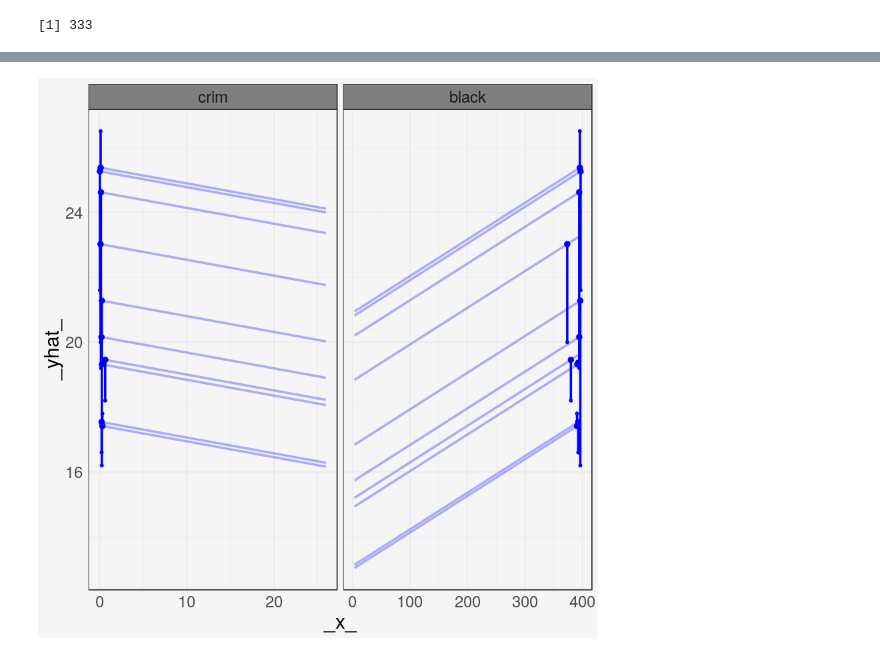
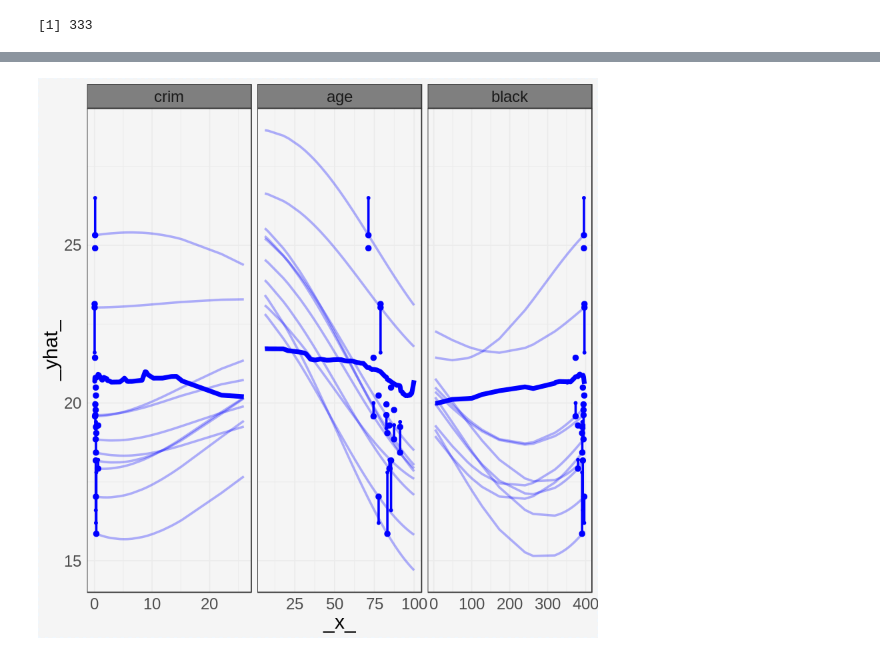
Before and after one commit to pbiecek/ceterisParibus, a Jupyter notebook: jupyter-notebooks/BostonHousing.ipynb, the cells around one changed output, grey strips where cells are left out. Saved outputs shown, nothing was run; the diff lists cells and outputs as text; code cells hidden in the pictures.

```diff
--- a/jupyter-notebooks/BostonHousing.ipynb
+++ b/jupyter-notebooks/BostonHousing.ipynb
@@ -63,7 +78,7 @@ housing_rf_model <- randomForest(medv ~ crim + zn + indus + chas + nox + rm + ag
                                  + rad + tax + ptratio + black + lstat,
                         data = housing_train)
 
-housing_lm <- lm(medv ~ crim + zn + indus + chas + nox + rm + age + dis
+housing_svm <- svm(medv ~ crim + zn + indus + chas + nox + rm + age + dis
                                  + rad + tax + ptratio + black + lstat,
                         data = housing_train)
 # %%
@@ -96,0 +106,4 @@ plot(cp_rf_A, color="blue")
+# %%
+explainer_svm <- explain(housing_svm,
+                        data = housing_test[,3:ncol(housing_test) - 1],
+                        y = housing_test$medv)
@@ -109,7 +128,11 @@ plot(cp_rf_B, color="blue", show_profiles = TRUE, show_observations = TRUE, show
 # %%
-cp_lm_B <- ceteris_paribus(explainer_lm, house_B, y = house_B$medv)
+cp_svm_B <- ceteris_paribus(explainer_svm, house_B, y = house_B$medv)
 
-plot(cp_lm_B, color="blue", show_residuals=TRUE, selected_variables=c("crim", "black"))
+plot(cp_svm_B, color="blue", show_profiles = TRUE, show_observations = TRUE, show_residuals=TRUE,
+    selected_variables=c("crim", "black", "age")) +
+      ceteris_paribus_layer(cp_rf_B, color="blue",
+            aggregate_profiles = mean, size = 2, alpha = 1,
+            selected_variables = c("crim","black", "age"))
 # %% [output]
-[figure, old version]
+[figure, new version]
 # %%
```
Also changed, not shown: parts of 14 cells of this notebook, 1 other file.
